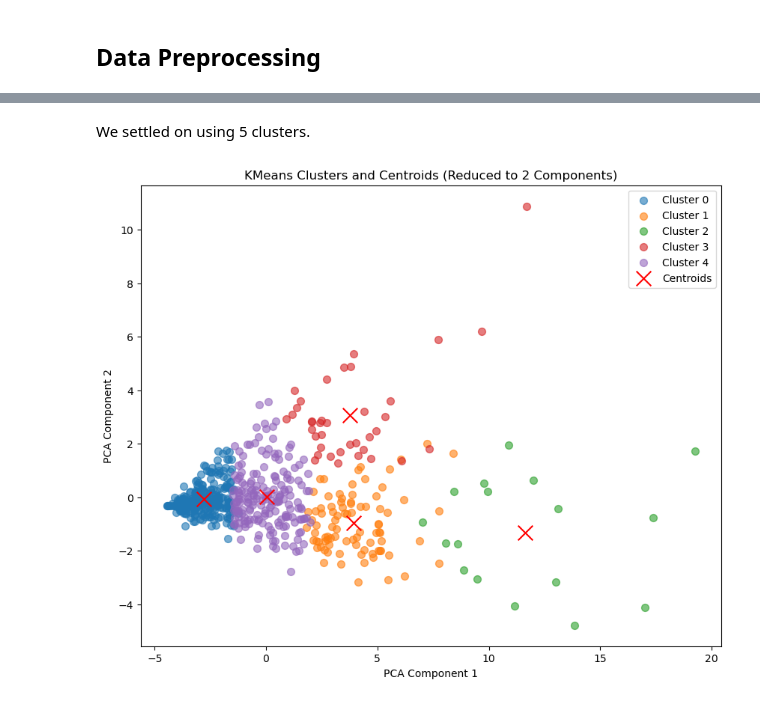
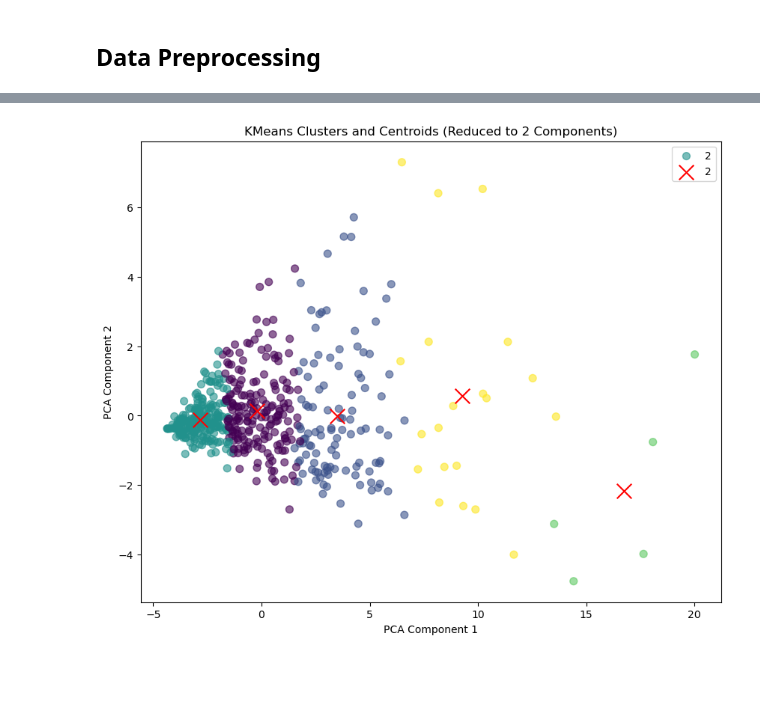
Before and after one commit to nazstephen/NBA-Archetypes, a Jupyter notebook: NBA Archetypes.ipynb, the cells around one changed output, grey strips where cells are left out. Saved outputs shown, nothing was run; the diff lists cells and outputs as text; code cells hidden in the pictures; blank space fills up the shorter version.

```diff
--- a/NBA Archetypes.ipynb
+++ b/NBA Archetypes.ipynb
@@ -387,7 +378,7 @@ variance_list = []
 
 for n_components in range(2,17):
     pca = PCA(n_components=n_components)
-    pca.fit_transform(scaled_df)
+    components = pca.fit_transform(scaled_df)
     variance = sum(pca.explained_variance_ratio_)
     variance_list.append(variance)
     print("For n_components = {}, explained variance ratio is {}".format(n_components, variance))
@@ -441,7 +410,10 @@ After calculating the distortion for each k, we plot the distortion values again
 # %%
+# Perform PCA to reduce data to 6 components
+pca_6 = PCA(n_components=6)
+components_6 = pca_6.fit_transform(scaled_df)
+
 # Initialize a list to store silhouette scores
 silhouette_scores = []
-distortion = []
 
 # Range for the number of clusters
 K = range(2, 16)  # Start from 2 because silhouette score is undefined for 1 cluster
@@ -449,13 +421,20 @@ K = range(2, 16)  # Start from 2 because silhouette score is undefined for 1 clu
 # Calculate silhouette score for each value of K
 for k in K:
     model = KMeans(n_clusters=k, random_state=12345)
-    model.fit(reduced_data_6)
-    score = silhouette_score(reduced_data_6, model.labels_)
+    model.fit(components_6)
+    score = silhouette_score(components_6, model.labels_)
     silhouette_scores.append(score)
-    distortion.append(model.inertia_)
 
     # Output the silhouette score for each k
     print(f"For n_clusters = {k}, silhouette score is {score:.6f}")
+
+
+distortion = []
+K = range(1, 15)
+for k in K:
+    model = KMeans(n_clusters=k, random_state=12345)
+    model.fit(scaled_df)
+    distortion.append(model.inertia_)
 
 plt.figure(figsize=(12, 8))
 plt.plot(K, distortion, 'bx-')
@@ -482,40 +461,32 @@ For n_clusters = 15, silhouette score is 0.209787
-# %% [markdown]
-We settled on using 5 clusters.
 # %%
+# Perform PCA to reduce the data to 6 components
+pca = PCA(n_components=6)
+scaled_df_pca_6 = pca.fit_transform(scaled_df)
+
 # Fit KMeans with 5 clusters
 kmeans = KMeans(n_clusters=5, random_state=12345)
-kmeans.fit(reduced_data_6)
+kmeans.fit(components_6)
 
-# Get the cluster labels
+# Reduce data to 2 components for visualization
+pca_2d = PCA(n_components=2)
+scaled_df_pca_2d = pca_2d.fit_transform(components_6)
+
+# Get the cluster labels and centroids
 labels = kmeans.labels_
-
-# Reduce the data to 2 components for visualization
-pca_2d = PCA(n_components=2)
-scaled_df_pca_2d = pca_2d.fit_transform(reduced_data_6)
-
-# Get the cluster centroids in the 2D space
-centroids_2d = pca_2d.transform(kmeans.cluster_centers_)
+centroids = pca_2d.transform(kmeans.cluster_centers_)
 
 # Plot the clusters
 plt.figure(figsize=(10, 8))
-
-# Scatter plot for each cluster with different color
-for i in range(5):
-    plt.scatter(scaled_df_pca_2d[labels == i, 0], scaled_df_pca_2d[labels == i, 1],
-                label=f'Cluster {i}', alpha=0.6, s=50)
-
-# Scatter plot for the centroids
-plt.scatter(centroids_2d[:, 0], centroids_2d[:, 1], c='red', marker='x', s=200, label='Centroids')
+plt.scatter(scaled_df_pca_2d[:, 0], scaled_df_pca_2d[:, 1], c=labels, cmap='viridis', alpha=0.6, s=50)
+plt.scatter(centroids[:, 0], centroids[:, 1], c='red', marker='x', s=200, label='Centroids')
 
 # Add labels and title
 plt.xlabel('PCA Component 1')
 plt.ylabel('PCA Component 2')
 plt.title('KMeans Clusters and Centroids (Reduced to 2 Components)')
-
-# Add legend
-plt.legend()
+plt.legend(labels=labels)
 
 # Show the plot
 plt.show()
 # %% [output]
-[figure, old version]
+[figure, new version]
```
Also changed, not shown: parts of 46 cells of this notebook.
